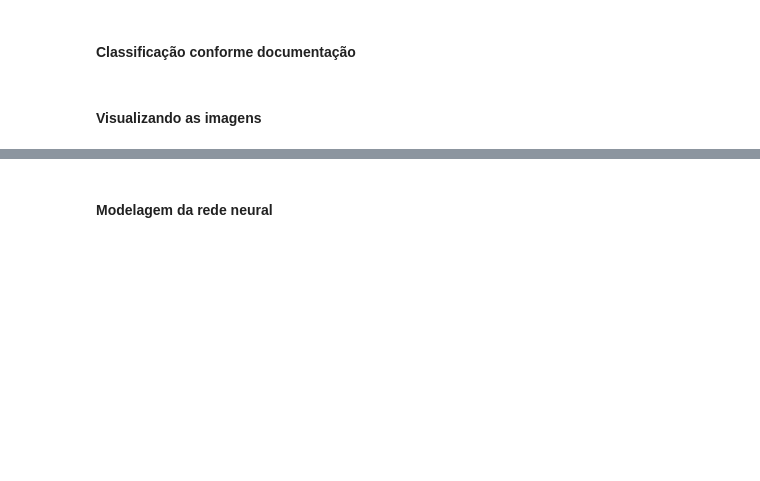
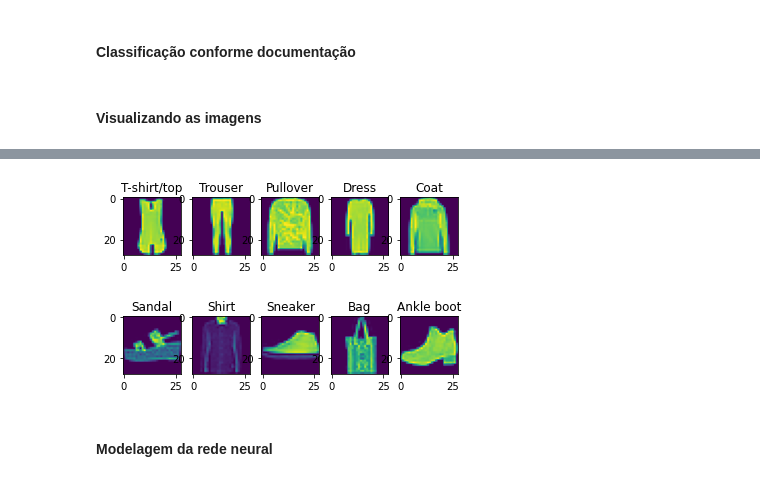
Before and after one commit to raphaellabartoncello/recognition-clothing_type, a Jupyter notebook: model-notebook.ipynb, the cells around one changed output, grey strips where cells are left out. Saved outputs shown, nothing was run; the diff lists cells and outputs as text; code cells hidden in the pictures; blank space fills up the shorter version.

```diff
--- a/model-notebook.ipynb
+++ b/model-notebook.ipynb
@@ -60,10 +91,12 @@ set(label_train)
 # %%
 for image in range(classification):
     plt.subplot(2, 5,image+1)
     index = np.where(label_train == image)
-    i = index[0][1]
+    i = index[0][2]
     plt.imshow(image_train[i])
     plt.title(label_classification[label_train[i]])
+# %% [output]
+[figure, added]
 # %% [markdown]
 #### Modelagem da rede neural
 # %%
```
Also changed, not shown: parts of 38 cells of this notebook, 2 other files.
